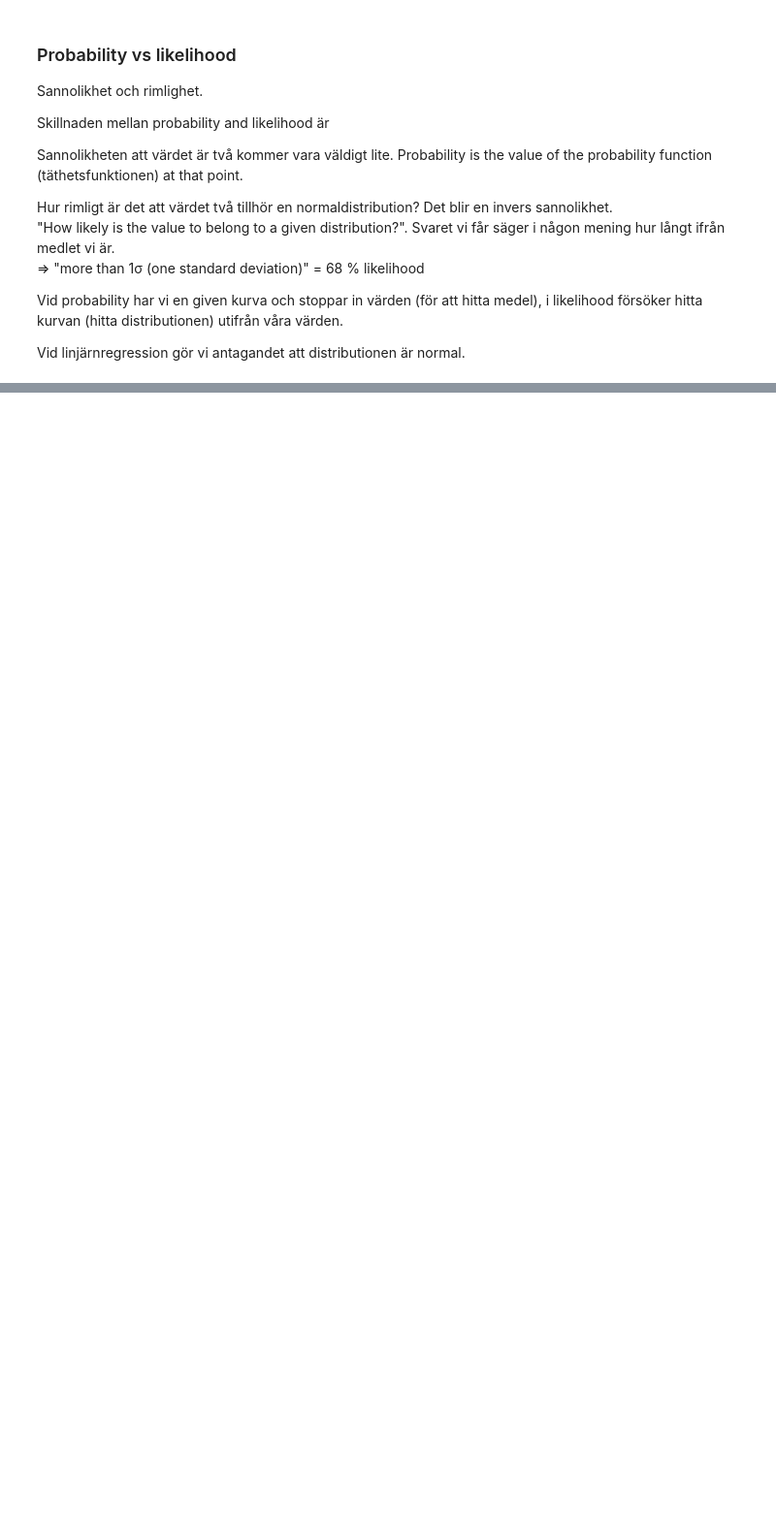
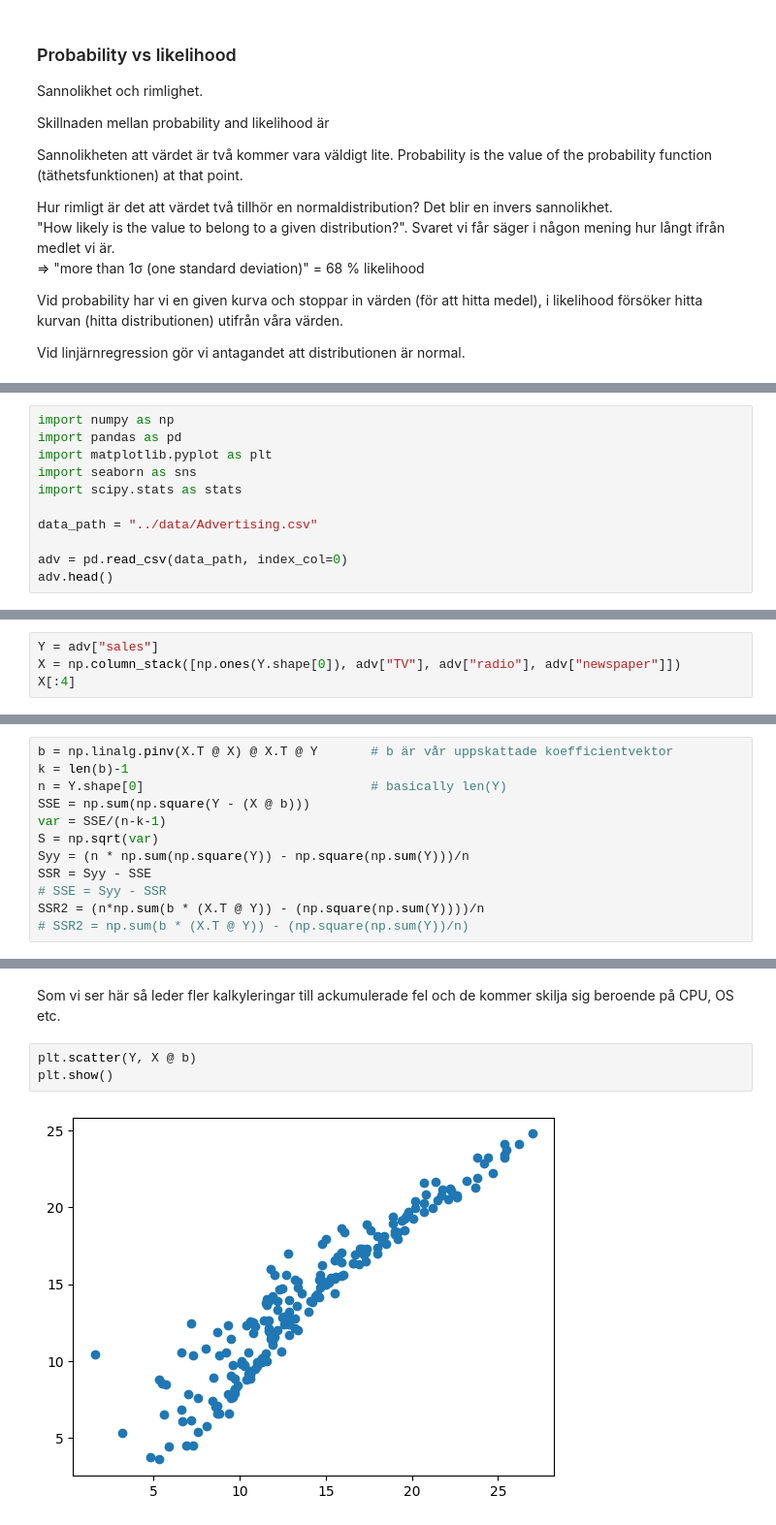
Before and after one commit to AlbotGoodman/stat_met, a Jupyter notebook: code-alongs/250120.ipynb, the cells around one changed output, grey strips where cells are left out. Shown at 97% size. Cells and saved outputs as stored; diff of their text form; blank space fills up the shorter version.

```diff
--- a/code-alongs/250120.ipynb
+++ b/code-alongs/250120.ipynb
@@ -129,0 +132,11 @@ Fortsätter på 250115.
+# %%
+import numpy as np
+import pandas as pd
+import matplotlib.pyplot as plt
+import seaborn as sns
+import scipy.stats as stats
+
+data_path = "../data/Advertising.csv"
+
+adv = pd.read_csv(data_path, index_col=0)
+adv.head()
@@ -129,0 +150,4 @@ Fortsätter på 250115.
+# %%
+Y = adv["sales"]
+X = np.column_stack([np.ones(Y.shape[0]), adv["TV"], adv["radio"], adv["newspaper"]])
+X[:4]
@@ -129,0 +159,12 @@ Fortsätter på 250115.
+# %%
+b = np.linalg.pinv(X.T @ X) @ X.T @ Y       # b är vår uppskattade koefficientvektor
+k = len(b)-1
+n = Y.shape[0]                              # basically len(Y)
+SSE = np.sum(np.square(Y - (X @ b)))
+var = SSE/(n-k-1)
+S = np.sqrt(var)
+Syy = (n * np.sum(np.square(Y)) - np.square(np.sum(Y)))/n
+SSR = Syy - SSE
+# SSE = Syy - SSR
+SSR2 = (n*np.sum(b * (X.T @ Y)) - (np.square(np.sum(Y))))/n
+# SSR2 = np.sum(b * (X.T @ Y)) - (np.square(np.sum(Y))/n)
@@ -129,0 +177,7 @@ Fortsätter på 250115.
+# %% [markdown]
+Som vi ser här så leder fler kalkyleringar till ackumulerade fel och de kommer skilja sig beroende på CPU, OS etc.
+# %%
+plt.scatter(Y, X @ b)
+plt.show()
+# %% [output]
+[figure, added]
```
Also changed, not shown: parts of 17 cells of this notebook, 1 other file.
